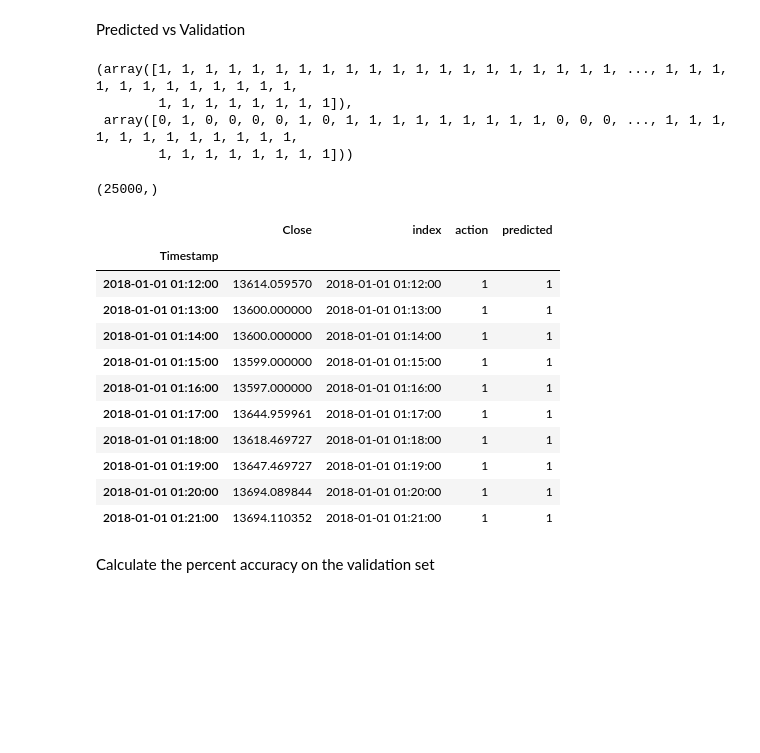
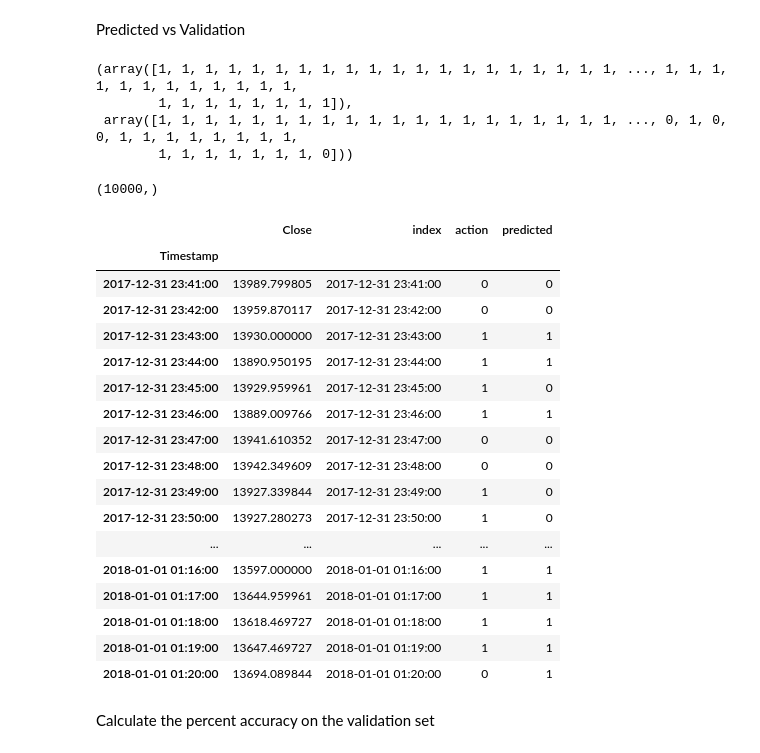
Before and after one commit to iaghidro/stock-predictor, a Jupyter notebook: fastAI/binaryClassificationBTC.ipynb, the cells around one changed output. Saved outputs shown, nothing was run; the diff lists cells and outputs as text; code cells hidden in the pictures; blank space fills up the shorter version.

```diff
--- a/fastAI/binaryClassificationBTC.ipynb
+++ b/fastAI/binaryClassificationBTC.ipynb
@@ -14,3 +16,13 @@ PATH='data/stock/'
+# %%
+pd.set_option('display.max_columns', 100)
+pd.set_option('display.max_rows', 100)
+
+lookahead = 45
+percentIncrease = 1.005
+recordsCount = 110000
+testRecordsCount = 10000
+trainRecordsCount = 100000
+trainRatio = 0.9
 # %% [markdown]
 ## Create datasets
 # %% [markdown]
@@ -196,11 +203,24 @@ cat_vars = ['TimestampYear', 'TimestampMonth', 'TimestampWeek', 'TimestampDay',
 'TimestampDayofyear','TimestampIs_month_end', 'TimestampIs_month_start', 'TimestampIs_quarter_end',
 'TimestampIs_quarter_start','TimestampIs_year_end', 'TimestampIs_year_start']
 
+# techincal_indicators = ['volume_adi','volume_obv','volume_obvm','volume_cmf','volume_nvi','volatility_bbh',
+# 'volatility_bbl','volatility_atr','volatility_bbm','trend_mass_index','trend_macd','trend_macd_signal',
+# 'trend_kst','trend_kst_sig','trend_kst_diff','trend_macd_diff','trend_ema_fast','trend_ema_slow','trend_adx',
+# 'trend_adx_pos','trend_adx_neg','trend_adx_ind','trend_ichimoku_a','trend_ichimoku_b','momentum_rsi','momentum_mfi',
+# 'momentum_tsi','momentum_uo','momentum_stoch','momentum_stoch_signal','momentum_wr','momentum_ao']
+
 contin_vars = ['Open', 'Close','High', 'Low', 'VolumeBTC', 'WeightedPrice', 'TimestampElapsed',
-'volume_adi','volume_obv','volume_nvi','volatility_bbh','volatility_bbl','volatility_atr','volatility_bbm'
-,'trend_adx_pos','momentum_rsi','momentum_stoch','trend_ichimoku_a','trend_ichimoku_b','trend_mass_index']
-# , 'volume_obvm','volume_fi','volume_em','volume_vpt',
-#                'trend_adx_neg','volume_cmf','volume_nvi'
+'volume_adi','volume_obv','volume_obvm','volume_cmf','volume_fi','volume_em','volume_vpt','volume_nvi',
+'volatility_atr','volatility_bbh','volatility_bbl','volatility_bbm','volatility_bbhi','volatility_bbli',
+'volatility_kcc','volatility_kch','volatility_kcl','volatility_kchi','volatility_kcli','volatility_dch',
+'volatility_dcl','volatility_dchi','volatility_dcli','trend_macd','trend_macd_signal','trend_macd_diff',
+'trend_ema_fast','trend_ema_slow','trend_adx','trend_adx_pos','trend_adx_neg','trend_adx_ind','trend_vortex_ind_pos',
+'trend_vortex_ind_neg','trend_vortex_diff','trend_trix','trend_mass_index','trend_cci','trend_dpo','trend_kst',
+'trend_kst_sig','trend_kst_diff','trend_ichimoku_a','trend_ichimoku_b','momentum_rsi','momentum_mfi','momentum_tsi',
+'momentum_uo','momentum_stoch','momentum_stoch_signal','momentum_wr','momentum_ao']
+# ,'others_dr','others_cr'
+
+# contin_vars = [base_vars+techincal_indicators]
 
 index='Timestamp'
 dep = 'action'
@@ -208,3 +228,5 @@ n = len(train); n
 
 test = test.set_index(index)
 train = train.set_index(index)
+
+len(contin_vars)
@@ -274,8 +298,7 @@ df_test.head(2)
 # %% [markdown]
 Rake the last x% of rows as our validation set.
 # %%
-train_ratio = 0.9
-train_size = int(n * train_ratio); train_size
+train_size = int(n * trainRatio); train_size
 val_idx = list(range(train_size, len(df)))
 #val_idx = list(range(0, len(df)-train_size))
 #val_idx = get_cv_idxs(n, val_pct=0.1)
@@ -370,6 +393,6 @@ MixedInputModel(
 # %%
 m.lr_find()
 m.sched.plot(100)
-lr = 1e-5
+lr = 1e-4
 # %% [output]
 [interactive output not drawn]
@@ -450,30 +494,36 @@ Predicted vs Validation
 # %% [output]
 (array([1, 1, 1, 1, 1, 1, 1, 1, 1, 1, 1, 1, 1, 1, 1, 1, 1, 1, 1, 1, ..., 1, 1, 1, 1, 1, 1, 1, 1, 1, 1, 1, 1,
         1, 1, 1, 1, 1, 1, 1, 1]),
- array([0, 1, 0, 0, 0, 0, 1, 0, 1, 1, 1, 1, 1, 1, 1, 1, 1, 0, 0, 0, ..., 1, 1, 1, 1, 1, 1, 1, 1, 1, 1, 1, 1,
-        1, 1, 1, 1, 1, 1, 1, 1]))
+ array([1, 1, 1, 1, 1, 1, 1, 1, 1, 1, 1, 1, 1, 1, 1, 1, 1, 1, 1, 1, ..., 0, 1, 0, 0, 1, 1, 1, 1, 1, 1, 1, 1,
+        1, 1, 1, 1, 1, 1, 1, 0]))
 # %%
 y1.shape
 # %% [output]
-(25000,)
+(10000,)
 # %%
 val = train.iloc[val_idx]
 val[[dep]]
 valpred = pd.DataFrame({'Close':val.Close,'index':val.index, 'action':val.action, 'predicted':np.argmax(x,axis=1)})[['Close','index', 'action','predicted']]
-valpred.tail(10)
+valpred.tail(100)
 # %% [output]
 |  | Close | index | action | predicted |
 | Timestamp |  |  |  |  |
-| 2018-01-01 01:12:00 | 13614.059570 | 2018-01-01 01:12:00 | 1 | 1 |
-| 2018-01-01 01:13:00 | 13600.000000 | 2018-01-01 01:13:00 | 1 | 1 |
-| 2018-01-01 01:14:00 | 13600.000000 | 2018-01-01 01:14:00 | 1 | 1 |
-| 2018-01-01 01:15:00 | 13599.000000 | 2018-01-01 01:15:00 | 1 | 1 |
+| 2017-12-31 23:41:00 | 13989.799805 | 2017-12-31 23:41:00 | 0 | 0 |
+| 2017-12-31 23:42:00 | 13959.870117 | 2017-12-31 23:42:00 | 0 | 0 |
+| 2017-12-31 23:43:00 | 13930.000000 | 2017-12-31 23:43:00 | 1 | 1 |
+| 2017-12-31 23:44:00 | 13890.950195 | 2017-12-31 23:44:00 | 1 | 1 |
+| 2017-12-31 23:45:00 | 13929.959961 | 2017-12-31 23:45:00 | 1 | 0 |
+| 2017-12-31 23:46:00 | 13889.009766 | 2017-12-31 23:46:00 | 1 | 1 |
+| 2017-12-31 23:47:00 | 13941.610352 | 2017-12-31 23:47:00 | 0 | 0 |
+| 2017-12-31 23:48:00 | 13942.349609 | 2017-12-31 23:48:00 | 0 | 0 |
+| 2017-12-31 23:49:00 | 13927.339844 | 2017-12-31 23:49:00 | 1 | 0 |
+| 2017-12-31 23:50:00 | 13927.280273 | 2017-12-31 23:50:00 | 1 | 0 |
+| ... | ... | ... | ... | ... |
 | 2018-01-01 01:16:00 | 13597.000000 | 2018-01-01 01:16:00 | 1 | 1 |
 | 2018-01-01 01:17:00 | 13644.959961 | 2018-01-01 01:17:00 | 1 | 1 |
 | 2018-01-01 01:18:00 | 13618.469727 | 2018-01-01 01:18:00 | 1 | 1 |
 | 2018-01-01 01:19:00 | 13647.469727 | 2018-01-01 01:19:00 | 1 | 1 |
-| 2018-01-01 01:20:00 | 13694.089844 | 2018-01-01 01:20:00 | 1 | 1 |
-| 2018-01-01 01:21:00 | 13694.110352 | 2018-01-01 01:21:00 | 1 | 1 |
+| 2018-01-01 01:20:00 | 13694.089844 | 2018-01-01 01:20:00 | 0 | 1 |
 # %% [markdown]
 Calculate the percent accuracy on the validation set
 # %%
```
Also changed, not shown: parts of 31 cells of this notebook.
